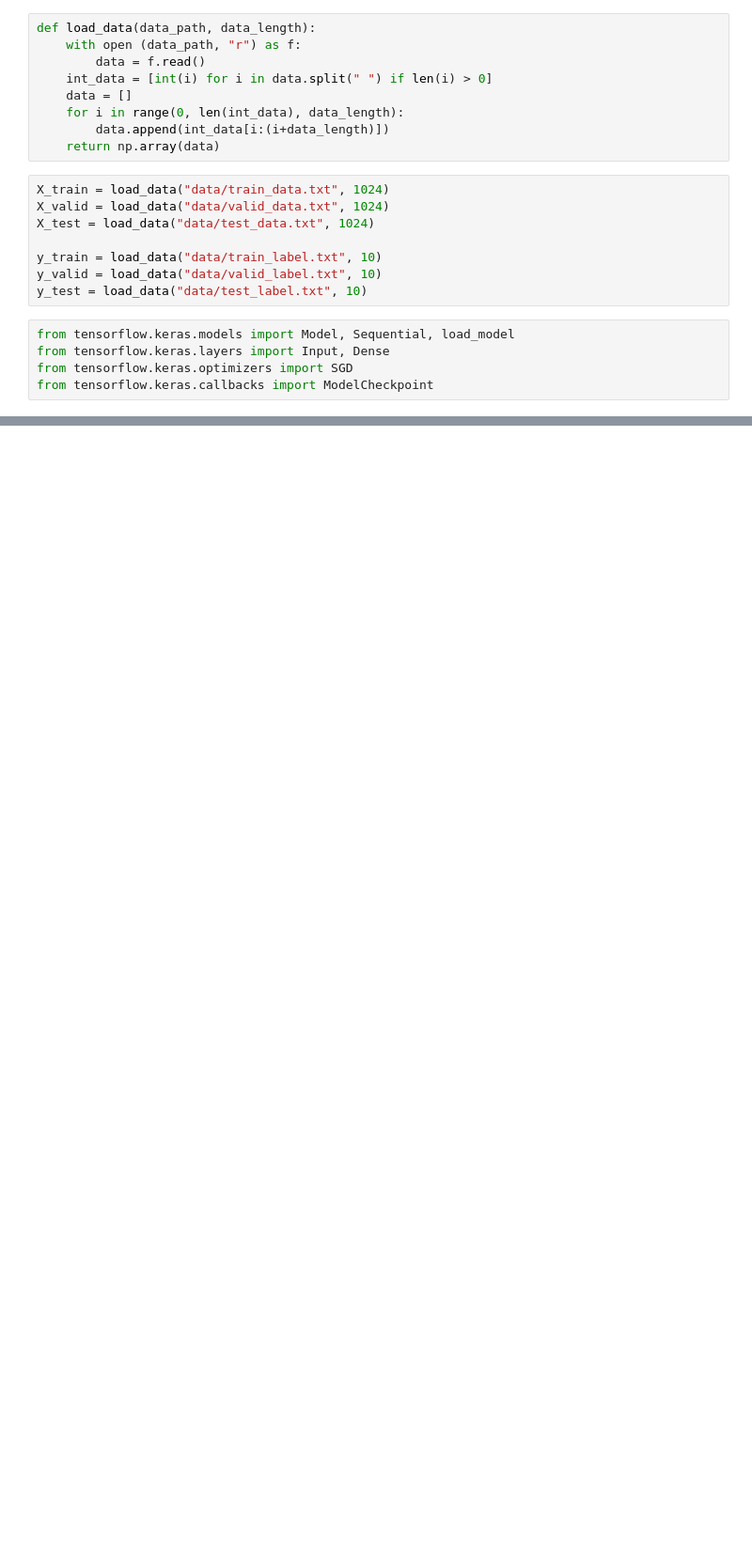
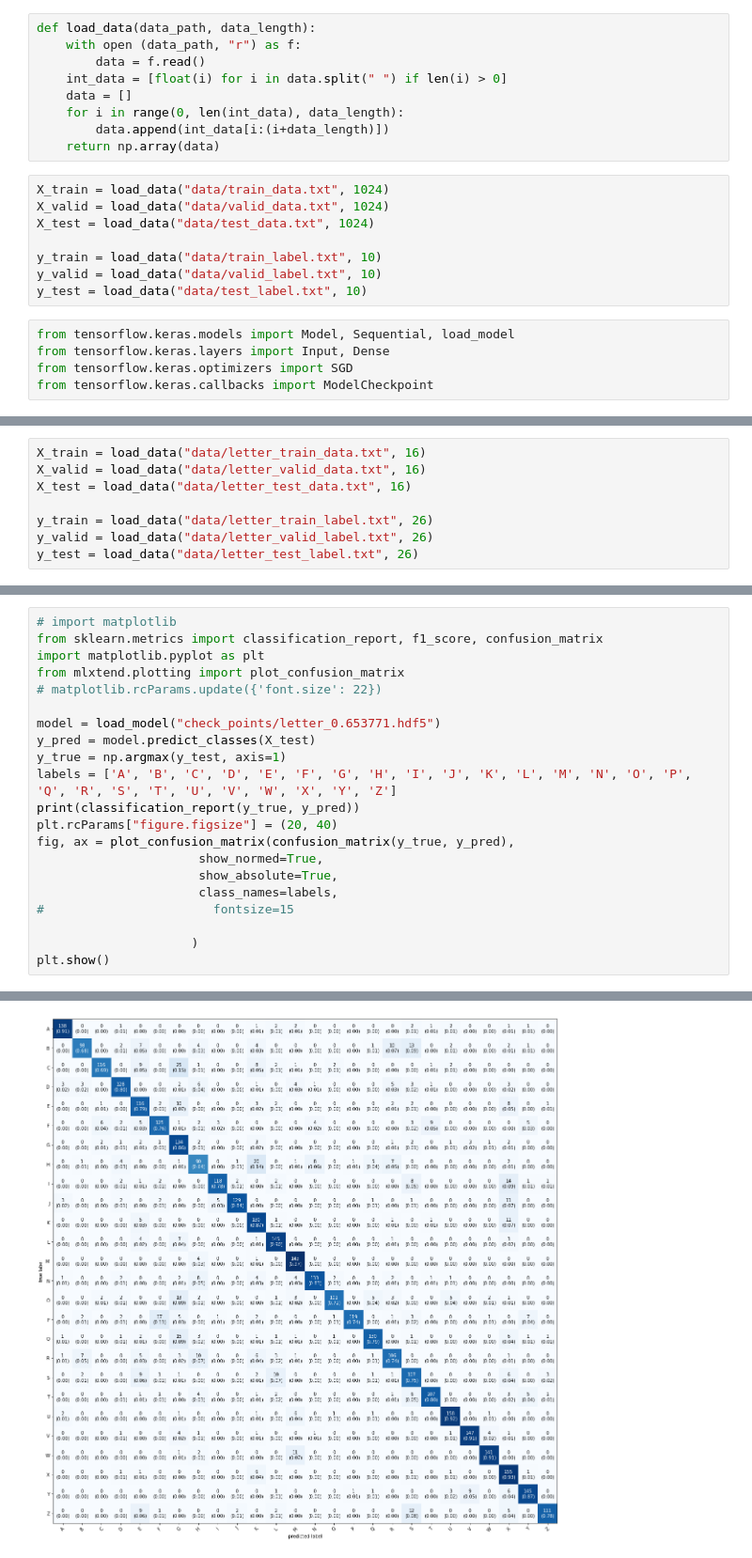
Before and after one commit to NguyenTheAn/nn-cpp, a Jupyter notebook: Verify_keras.ipynb, the cells around one changed output, grey strips where cells are left out. Shown at 94% size. Cells and saved outputs as stored; diff of their text form; blank space fills up the shorter version.

```diff
--- a/Verify_keras.ipynb
+++ b/Verify_keras.ipynb
@@ -4,7 +4,7 @@ import numpy as np
 def load_data(data_path, data_length):
     with open (data_path, "r") as f:
         data = f.read()
-    int_data = [int(i) for i in data.split(" ") if len(i) > 0]
+    int_data = [float(i) for i in data.split(" ") if len(i) > 0]
     data = []
     for i in range(0, len(int_data), data_length):
         data.append(int_data[i:(i+data_length)])
@@ -106,0 +98,8 @@ weighted avg       0.96      0.96      0.96       446
+# %%
+X_train = load_data("data/letter_train_data.txt", 16)
+X_valid = load_data("data/letter_valid_data.txt", 16)
+X_test = load_data("data/letter_test_data.txt", 16)
+
+y_train = load_data("data/letter_train_label.txt", 26)
+y_valid = load_data("data/letter_valid_label.txt", 26)
+y_test = load_data("data/letter_test_label.txt", 26)
@@ -106,0 +151,22 @@ weighted avg       0.96      0.96      0.96       446
+# %%
+# import matplotlib
+from sklearn.metrics import classification_report, f1_score, confusion_matrix
+import matplotlib.pyplot as plt
+from mlxtend.plotting import plot_confusion_matrix
+# matplotlib.rcParams.update({'font.size': 22})
+
+model = load_model("check_points/letter_0.653771.hdf5")
+y_pred = model.predict_classes(X_test)
+y_true = np.argmax(y_test, axis=1)
+labels = ['A', 'B', 'C', 'D', 'E', 'F', 'G', 'H', 'I', 'J', 'K', 'L', 'M', 'N', 'O', 'P', 'Q', 'R', 'S', 'T', 'U', 'V', 'W', 'X', 'Y', 'Z']
+print(classification_report(y_true, y_pred))
+plt.rcParams["figure.figsize"] = (20, 40)
+fig, ax = plot_confusion_matrix(confusion_matrix(y_true, y_pred),
+                      show_normed=True,
+                      show_absolute=True,
+                      class_names=labels,
+#                       fontsize=15
+
+                     )
+plt.show()
+# %% [output]
@@ -106,0 +190 @@ weighted avg       0.96      0.96      0.96       446
+[figure, added]
```
Also changed, not shown: parts of 10 cells of this notebook, 25 other files.
